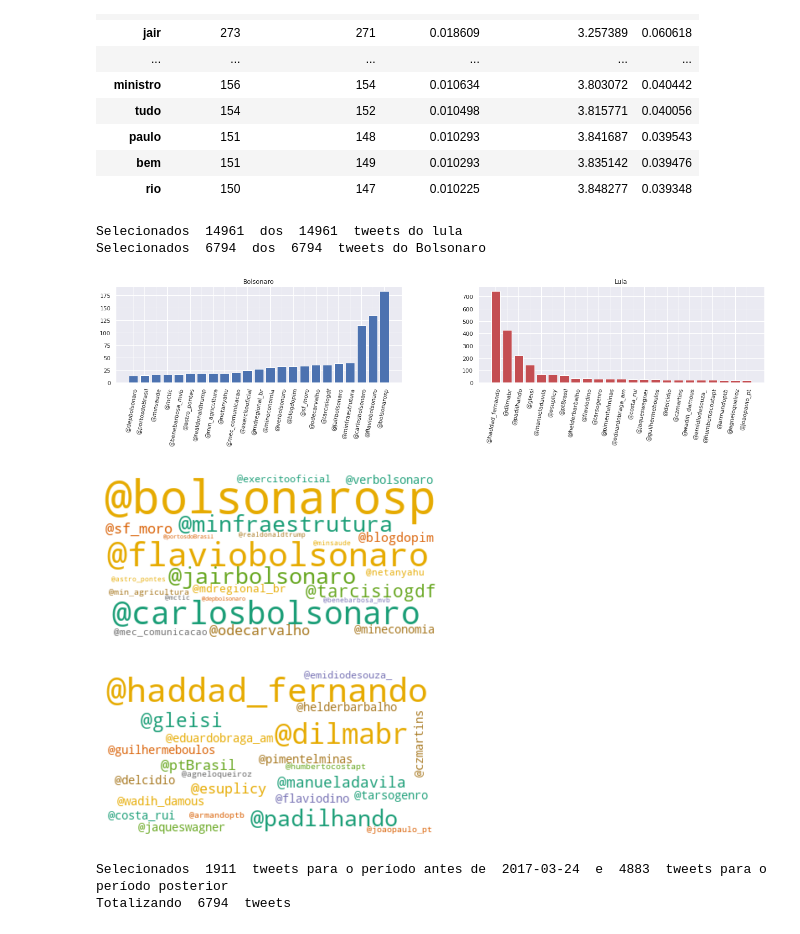
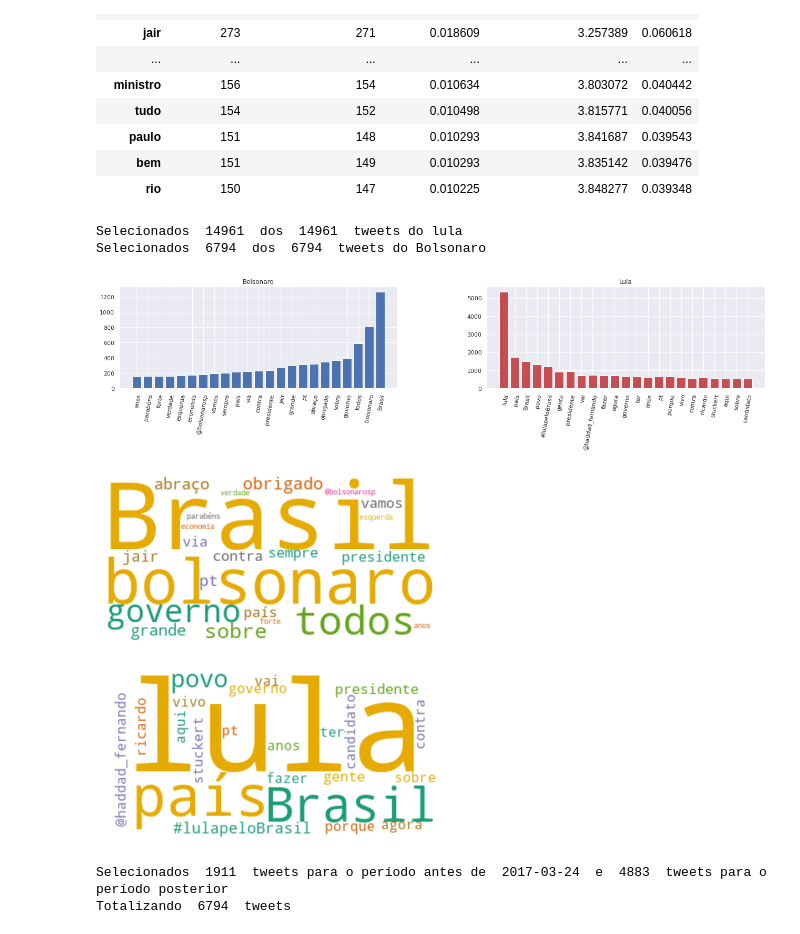
Before and after one commit to eduardodut/Analise-tweets-ICD-Unifor, a Jupyter notebook: AnaliseTweets.ipynb, the cells around one changed output. Cells and saved outputs as stored; diff of their text form; code cells hidden in the pictures.

```diff
--- a/AnaliseTweets.ipynb
+++ b/AnaliseTweets.ipynb
@@ -767,7 +765,7 @@ qtd_palavras = 23  #@param {type: "slider", min: 5, max: 30}
 
 #@markdown Busca os termos que contenham a seguinte string:
 
-busca_termo = "@" #@param {type:"string"}
+busca_termo = "" #@param {type:"string"}
 
 #@markdown Plota o gráfico com a frequência das palavras entre as palavras mais escritas, do contrário será plotada a quantidade de palavras:
 
@@ -810,34 +808,34 @@ ax1.set_xticklabels(bolsonaro.index,rotation=80,ha='right',rotation_mode='anchor
 lula = palavras_lula_filtrado.loc[palavras_lula_filtrado.index.str.contains(busca_termo.lower())][0:qtd_palavras]
 
 
 
 if por_frequencia:
   altura = lula['term_count']/lula['term_count'].sum()
 else:
   altura = lula['term_count']
 ax2.bar(lula.index,
         altura,
         color = 'r')
 
 
 ax2.set_xticklabels(lula.index,rotation=80,ha='right',rotation_mode='anchor')
 
 # ax2.set_yticklabels(['reference', 'something', 'something else', 'nothing', ],
 #                     ha='center', position=(-0.25, 0))
 ax2.set_title('Lula')
 
 fig.tight_layout()
 sns.set()
 fig.set_size_inches(20,6)
 
 
 print("Selecionados ",lula_filtrado.shape[0], ' dos ',lula_data.shape[0]," tweets do lula")
 print("Selecionados ",bolsonaro_filtrado.shape[0], ' dos ',bolso_data.shape[0]," tweets do Bolsonaro")
 plt.show()
 # %% [output]
 Selecionados  14961  dos  14961  tweets do lula
 Selecionados  6794  dos  6794  tweets do Bolsonaro
-[figure, old version]
+[figure, new version]
 # %%
 #@title Wordcloud Bolsonaro
 #@markdown Visualização das palavras mais utilizadas pelo usuário com a configuração do gráfico de barras
@@ -859,7 +857,7 @@ plt.axis("off")
 
 plt.show()
 # %% [output]
-[figure, old version]
+[figure, new version]
 # %%
 #@title Wordcloud Lula
 #@markdown Visualização das palavras mais utilizadas pelo usuário com a configuração do gráfico de barras
@@ -881,7 +879,7 @@ plt.axis("off")
 
 plt.show()
 # %% [output]
-[figure, old version]
+[figure, new version]
 # %%
 #@title Comparação de vocabulário de Bolsonaro
 #@markdown Visualização das palavras mais utilizadas pelo usuário antes e depois da data abaixo
```
Also changed, not shown: parts of 2 cells of this notebook.
